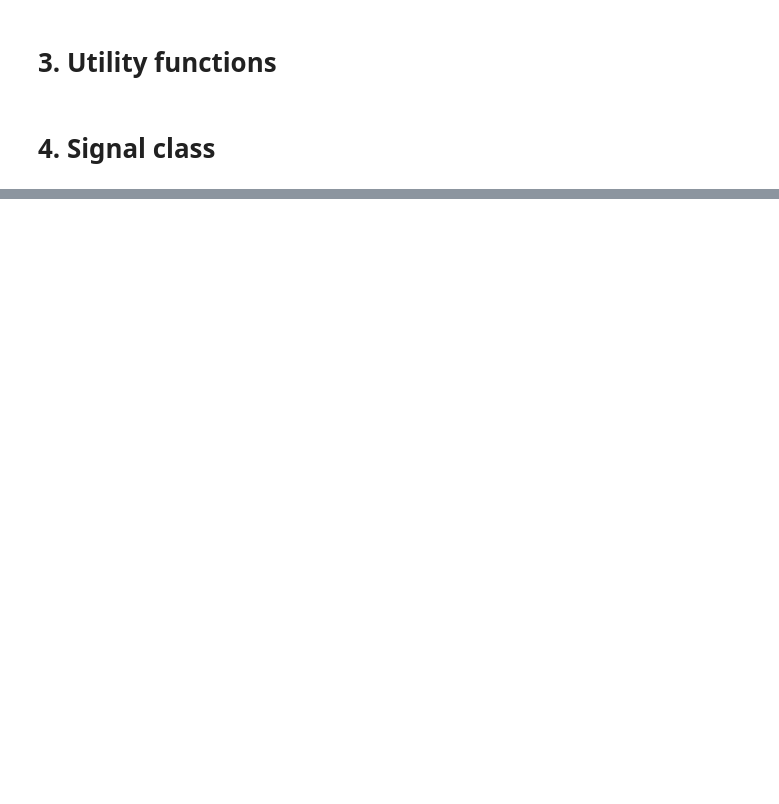
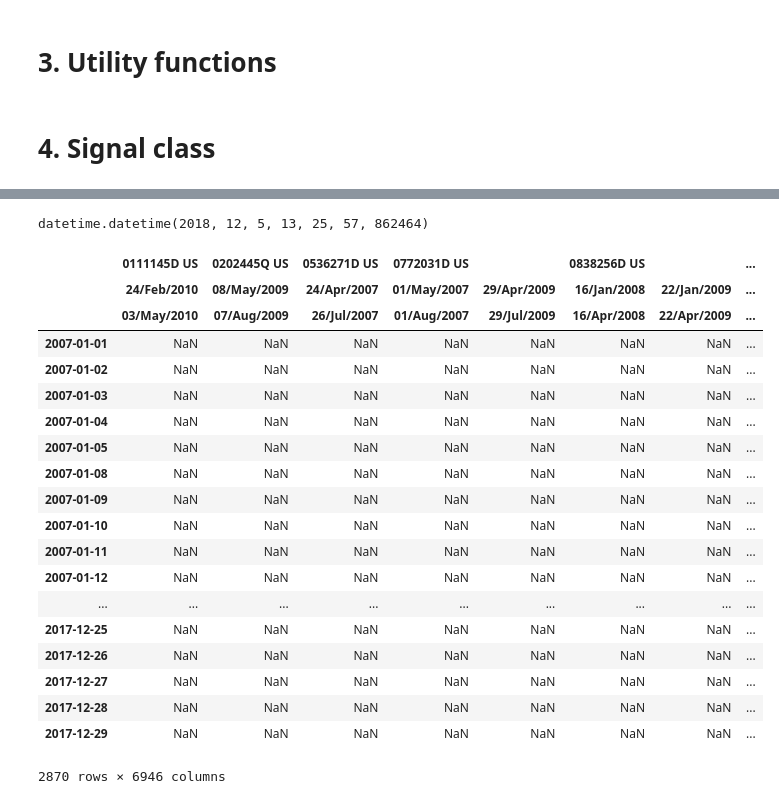
Before and after one commit to zliyclh/post_result, a Jupyter notebook: Signal 1 new version.ipynb, the cells around one changed output, grey strips where cells are left out. Cells and saved outputs as stored; diff of their text form; code cells hidden in the pictures; blank space fills up the shorter version.

```diff
--- a/Signal 1 new version.ipynb
+++ b/Signal 1 new version.ipynb
@@ -576,0 +631,8 @@ See the caveats in the documentation: http://pandas.pydata.org/pandas-docs/stabl
+# %%
+_long_norm,_short_norm,_alpha_norm,_portfolio_norm=US_day2_30d_norm.signal_account(stop=(8,6),
+                                                           gross=(30,15),
+                                                           index="SPX Index",
+                                                           net_level=0,
+                                                           risk_parity=True,
+                                                           liquidity=0.1,
+                                                           capital=100)
@@ -580,0 +647,4 @@ US_day2_30d.plot_account("US day2 30 day")
+# %%
+datetime.now()
+# %% [output]
+datetime.datetime(2018, 12, 5, 13, 25, 57, 862464)
@@ -580,0 +653,29 @@ US_day2_30d.plot_account("US day2 30 day")
+# %%
+US_df_norm=_portfolio_norm[-1]
+# %%
+ab=US_df_norm.copy()
+# %%
+ab.columns=pd.MultiIndex.from_tuples(pd.Series(list(US_df_norm.columns)))
+# %%
+ab
+# %% [output]
+|  | 0111145D US | 0202445Q US | 0536271D US | 0772031D US |  | 0838256D US |  | ... |
+|  | 24/Feb/2010 | 08/May/2009 | 24/Apr/2007 | 01/May/2007 | 29/Apr/2009 | 16/Jan/2008 | 22/Jan/2009 | ... |
+|  | 03/May/2010 | 07/Aug/2009 | 26/Jul/2007 | 01/Aug/2007 | 29/Jul/2009 | 16/Apr/2008 | 22/Apr/2009 | ... |
+| 2007-01-01 | NaN | NaN | NaN | NaN | NaN | NaN | NaN | ... |
+| 2007-01-02 | NaN | NaN | NaN | NaN | NaN | NaN | NaN | ... |
+| 2007-01-03 | NaN | NaN | NaN | NaN | NaN | NaN | NaN | ... |
+| 2007-01-04 | NaN | NaN | NaN | NaN | NaN | NaN | NaN | ... |
+| 2007-01-05 | NaN | NaN | NaN | NaN | NaN | NaN | NaN | ... |
+| 2007-01-08 | NaN | NaN | NaN | NaN | NaN | NaN | NaN | ... |
+| 2007-01-09 | NaN | NaN | NaN | NaN | NaN | NaN | NaN | ... |
+| 2007-01-10 | NaN | NaN | NaN | NaN | NaN | NaN | NaN | ... |
+| 2007-01-11 | NaN | NaN | NaN | NaN | NaN | NaN | NaN | ... |
+| 2007-01-12 | NaN | NaN | NaN | NaN | NaN | NaN | NaN | ... |
+| ... | ... | ... | ... | ... | ... | ... | ... | ... |
+| 2017-12-25 | NaN | NaN | NaN | NaN | NaN | NaN | NaN | ... |
+| 2017-12-26 | NaN | NaN | NaN | NaN | NaN | NaN | NaN | ... |
+| 2017-12-27 | NaN | NaN | NaN | NaN | NaN | NaN | NaN | ... |
+| 2017-12-28 | NaN | NaN | NaN | NaN | NaN | NaN | NaN | ... |
+| 2017-12-29 | NaN | NaN | NaN | NaN | NaN | NaN | NaN | ... |
+2870 rows × 6946 columns
```
Also changed, not shown: parts of 15 cells of this notebook, 6 other files.
